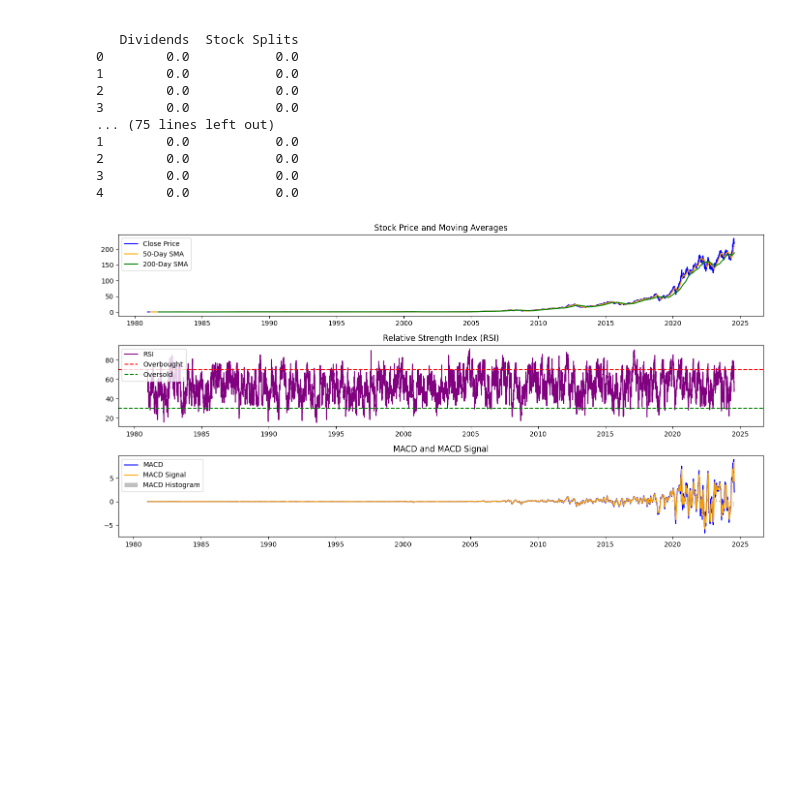
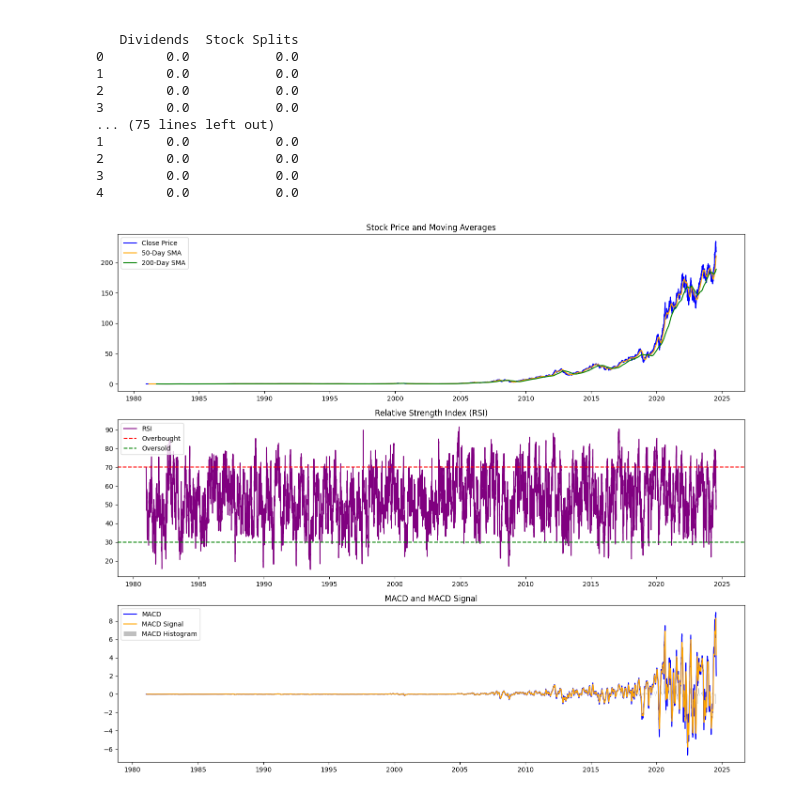
Before and after one commit to TIBEBEASNAKE/financial-analysis, a Jupyter notebook: notebooks/financial_data_analysis.ipynb, the cells around one changed output. Saved outputs shown, nothing was run; the diff lists cells and outputs as text; code cells hidden in the pictures; blank space fills up the shorter version.

```diff
--- a/notebooks/financial_data_analysis.ipynb
+++ b/notebooks/financial_data_analysis.ipynb
@@ -93,33 +93,33 @@ data.loc[:, 'MACD_signal'] = macd.macd_signal()
 data.loc[:, 'MACD_hist'] = macd.macd_diff()
 
 # Visualize the data
-plt.figure(figsize=(14, 7))
+plt.figure(figsize=(14, 12))
 
 # Plot Closing Price with Moving Averages
 plt.subplot(3, 1, 1)
 plt.plot(data['Close'], label='Close Price', color='blue')
 plt.plot(data['SMA_50'], label='50-Day SMA', color='orange')
 plt.plot(data['SMA_200'], label='200-Day SMA', color='green')
 plt.title('Stock Price and Moving Averages')
 plt.legend(loc='upper left')
 
 # Plot RSI
 plt.subplot(3, 1, 2)
 plt.plot(data['RSI'], label='RSI', color='purple')
 plt.axhline(70, color='red', linestyle='--', label='Overbought')
 plt.axhline(30, color='green', linestyle='--', label='Oversold')
 plt.title('Relative Strength Index (RSI)')
 plt.legend(loc='upper left')
 
 # Plot MACD
 plt.subplot(3, 1, 3)
 plt.plot(data['MACD'], label='MACD', color='blue')
 plt.plot(data['MACD_signal'], label='MACD Signal', color='orange')
 plt.bar(data.index, data['MACD_hist'], label='MACD Histogram', color='gray', alpha=0.5)
 plt.title('MACD and MACD Signal')
 plt.legend(loc='upper left')
 
 plt.tight_layout()
 plt.show()
 # %% [output]
-[figure, old version]
+[figure, new version]
```
Also changed, not shown: 3 other files.
